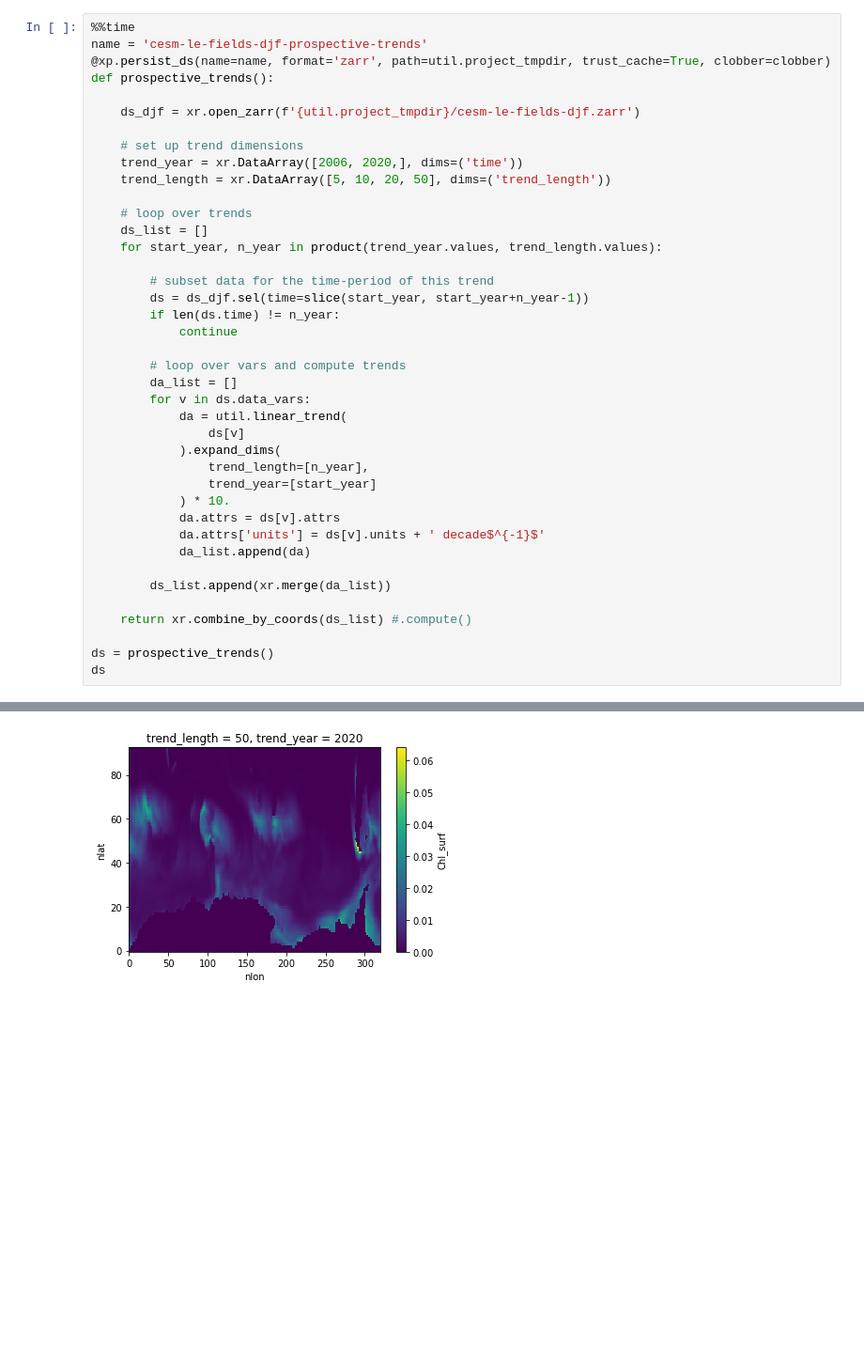
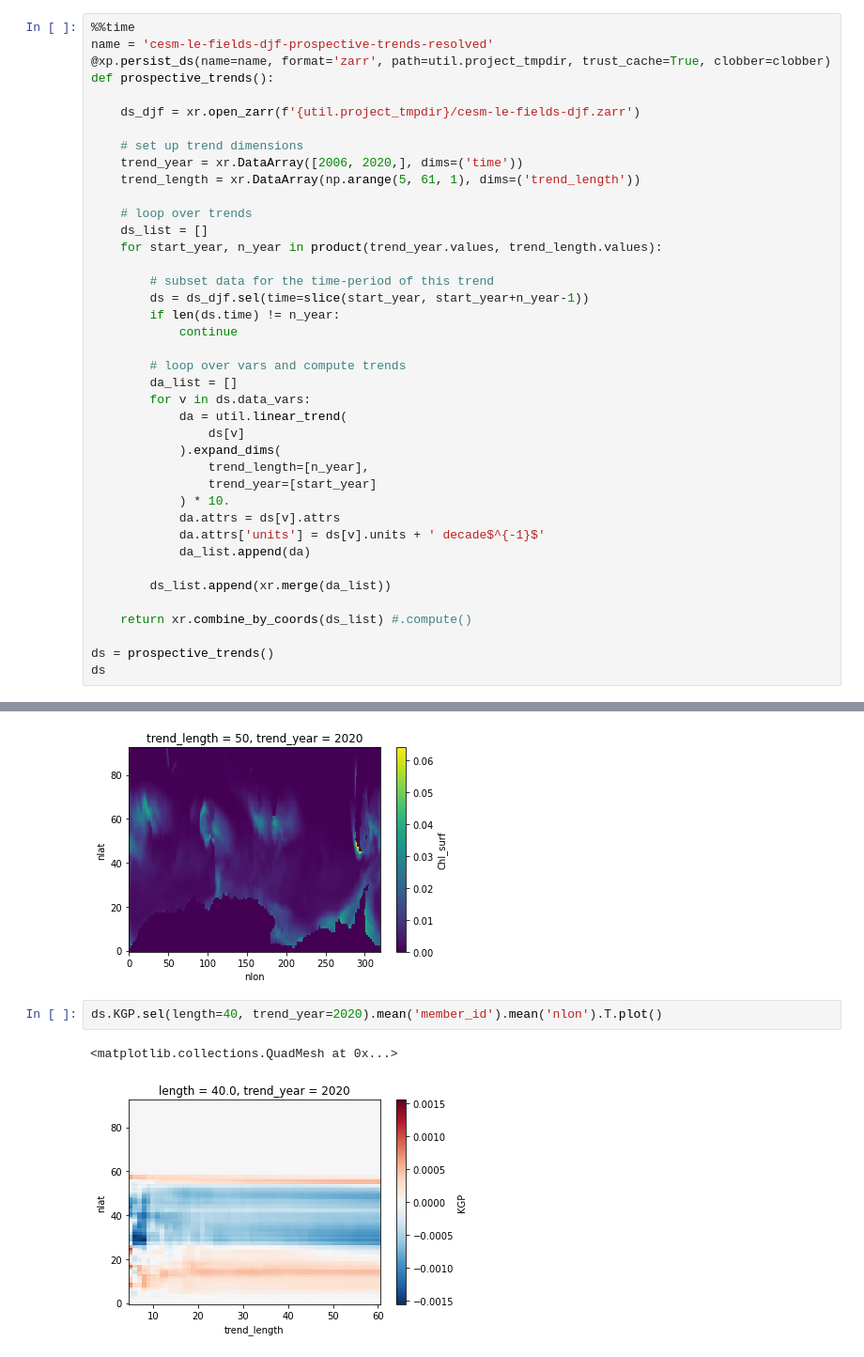
Before and after one commit to matt-long/krill-cesm-le, a Jupyter notebook: notebooks/_cesm-le-map-view_trends.ipynb, the cells around one changed output, grey strips where cells are left out. Shown at 94% size. Cells and saved outputs as stored; diff of their text form; blank space fills up the shorter version.

Commit message:
more trend_lengths

```diff
--- a/notebooks/_cesm-le-map-view_trends.ipynb
+++ b/notebooks/_cesm-le-map-view_trends.ipynb
@@ -99,7 +96,7 @@ Data variables:
     SST_orig      (trend_length, trend_year, member_id, nlat, nlon) float64 dask.array<chunksize=(1, 1, 1, 93, 320), meta=np.ndarray>
 # %%
 %%time
-name = 'cesm-le-fields-djf-prospective-trends'
+name = 'cesm-le-fields-djf-prospective-trends-resolved'
 @xp.persist_ds(name=name, format='zarr', path=util.project_tmpdir, trust_cache=True, clobber=clobber)
 def prospective_trends():
 
@@ -107,7 +104,7 @@ def prospective_trends():
 
     # set up trend dimensions
     trend_year = xr.DataArray([2006, 2020,], dims=('time'))
-    trend_length = xr.DataArray([5, 10, 20, 50], dims=('trend_length'))
+    trend_length = xr.DataArray(np.arange(5, 61, 1), dims=('trend_length'))
 
     # loop over trends
     ds_list = []
@@ -171,3 +169,8 @@ ds.Chl_surf.sel(trend_year=2020, trend_length=50).std('member_id').plot()
 # %% [output]
 <matplotlib.collections.QuadMesh at 0x...>
 [figure]
+# %%
+ds.KGP.sel(length=40, trend_year=2020).mean('member_id').mean('nlon').T.plot()
+# %% [output]
+<matplotlib.collections.QuadMesh at 0x...>
+[figure, added]
```
Also changed, not shown: parts of 5 cells of this notebook.
